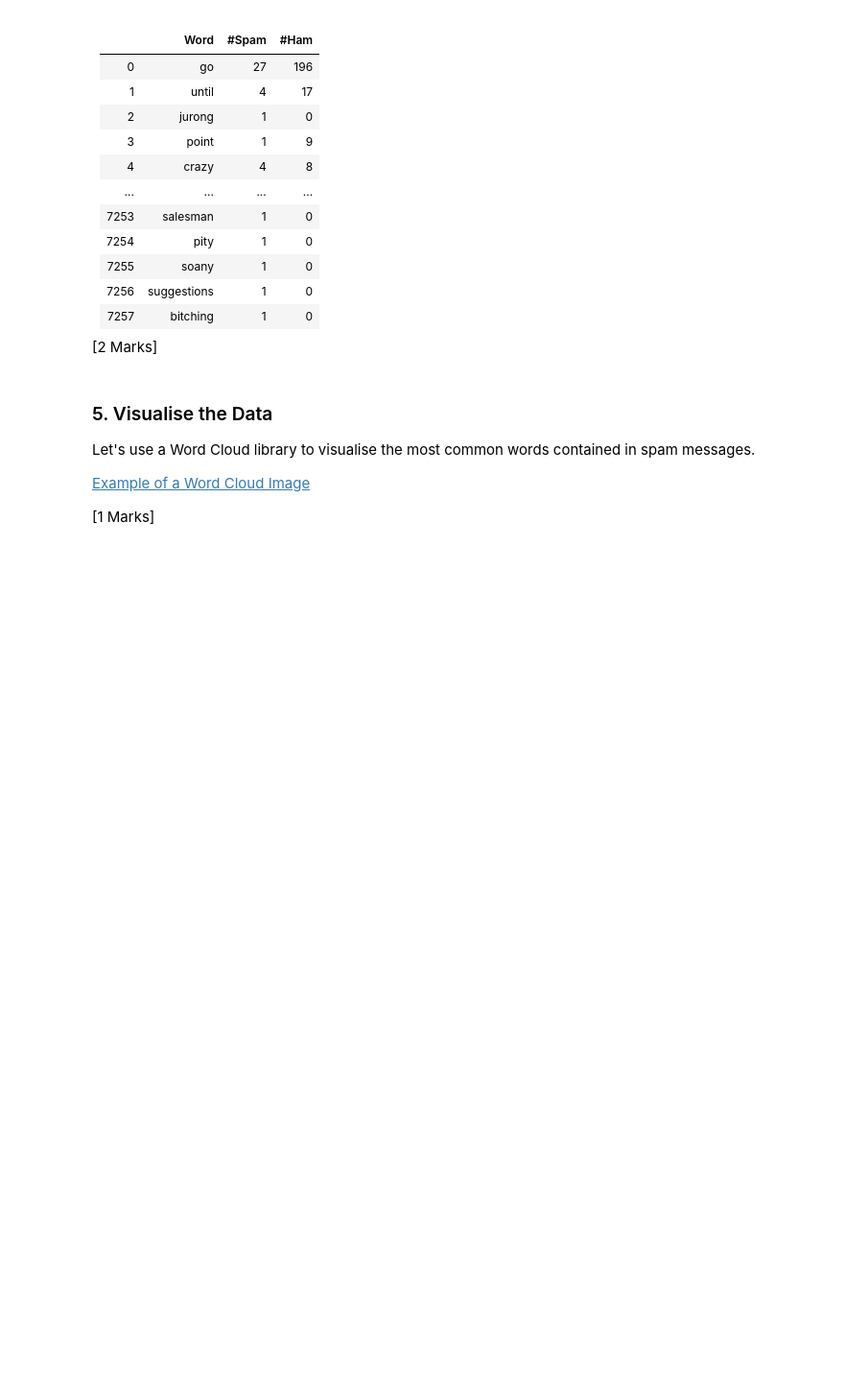
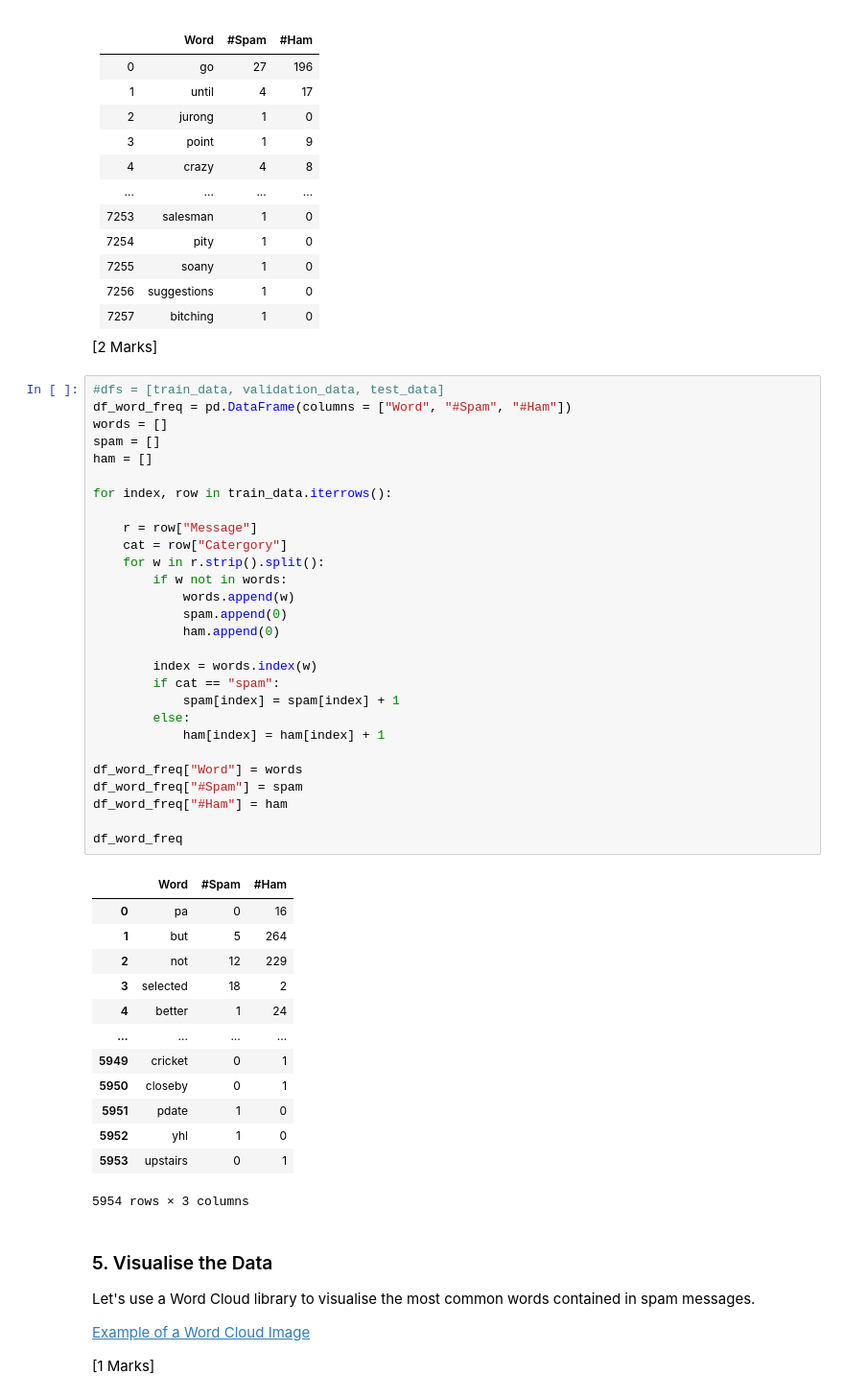
Before and after one commit to hairybear-21566/CompanyEmailSpamFilter, a Jupyter notebook: lab05_spam_filter_student_2024.ipynb, the cells around one changed output. Shown at 96% size. Cells and saved outputs as stored; diff of their text form; blank space fills up the shorter version.

```diff
--- a/lab05_spam_filter_student_2024.ipynb
+++ b/lab05_spam_filter_student_2024.ipynb
@@ -163,6 +239,48 @@ Note:  $P\left(S\right)$ and $P\left(\lnot S\right)$ are prior values, or prior
   </tbody>
 </table>
 <p>[2 Marks]</p>
+# %%
+#dfs = [train_data, validation_data, test_data]
+df_word_freq = pd.DataFrame(columns = ["Word", "#Spam", "#Ham"])
+words = []
+spam = []
+ham = []
+
+for index, row in train_data.iterrows():
+
+    r = row["Message"]
+    cat = row["Catergory"]
+    for w in r.strip().split():
+        if w not in words:
+            words.append(w)
+            spam.append(0)
+            ham.append(0)
+
+        index = words.index(w)
+        if cat == "spam":
+            spam[index] = spam[index] + 1
+        else:
+            ham[index] = ham[index] + 1
+
+df_word_freq["Word"] = words
+df_word_freq["#Spam"] = spam
+df_word_freq["#Ham"] = ham
+
+df_word_freq
+# %% [output]
+|  | Word | #Spam | #Ham |
+| 0 | pa | 0 | 16 |
+| 1 | but | 5 | 264 |
+| 2 | not | 12 | 229 |
+| 3 | selected | 18 | 2 |
+| 4 | better | 1 | 24 |
+| ... | ... | ... | ... |
+| 5949 | cricket | 0 | 1 |
+| 5950 | closeby | 0 | 1 |
+| 5951 | pdate | 1 | 0 |
+| 5952 | yhl | 1 | 0 |
+| 5953 | upstairs | 0 | 1 |
+5954 rows × 3 columns
 # %% [markdown]
 <h3>5. Visualise the Data</h3>
 <p>Let's use a Word Cloud library to visualise the most common words contained in spam messages.</p>
```
Also changed, not shown: parts of 18 cells of this notebook.
